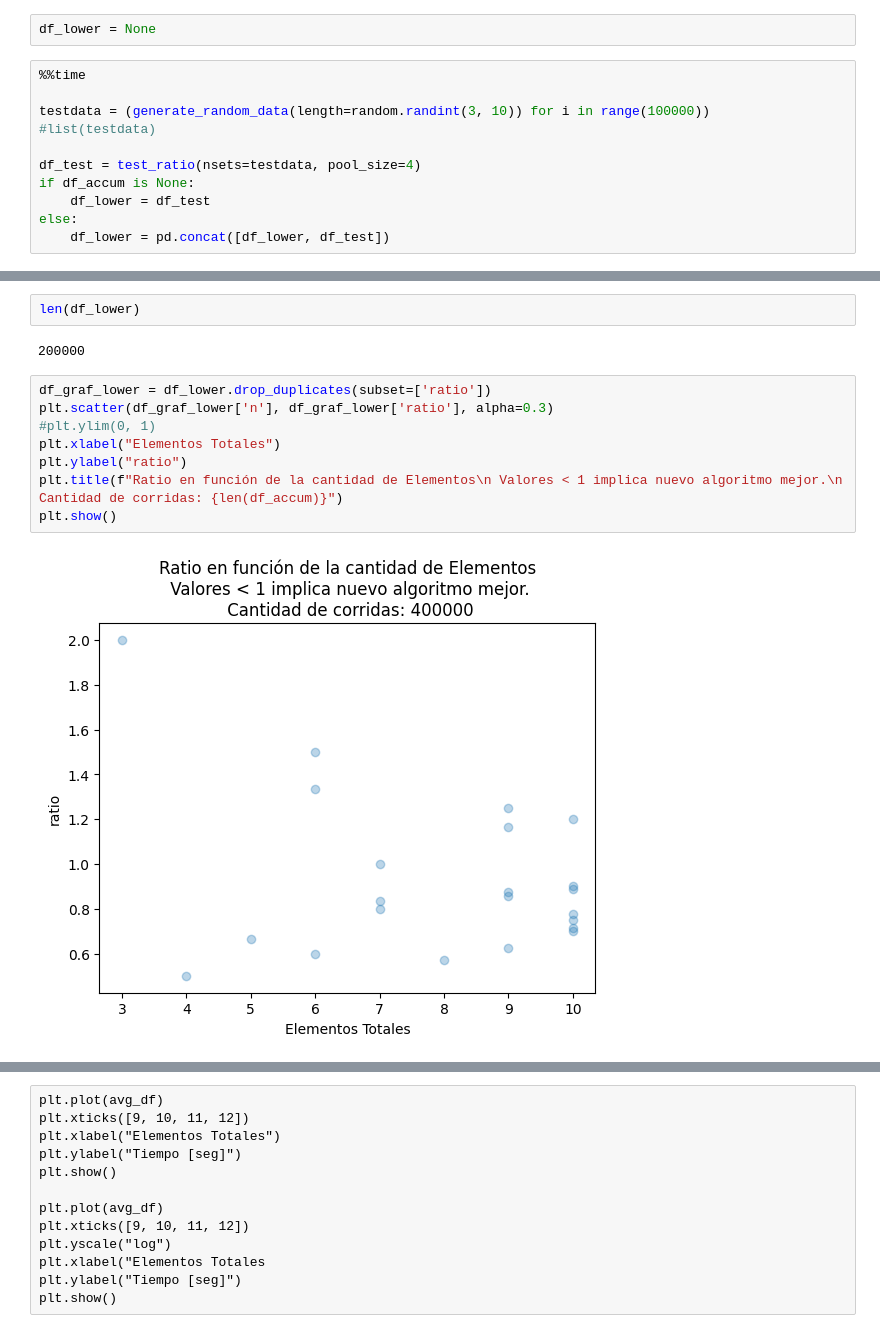
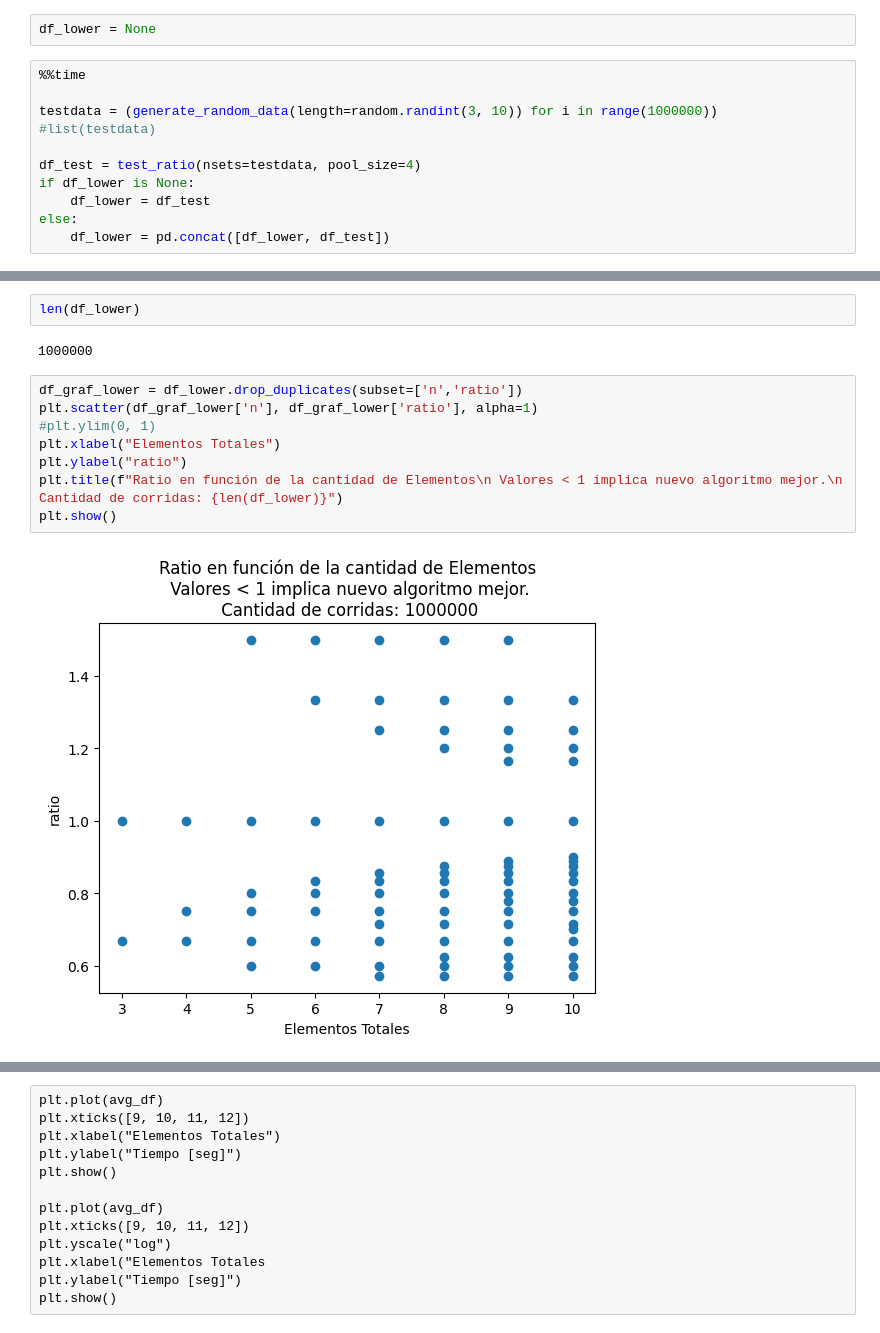
Before and after one commit to aleperno/tda_2023Q1, a Jupyter notebook: tp2/src/notebooks/New Approximation Comparisson.ipynb, the cells around one changed output, grey strips where cells are left out. Cells and saved outputs as stored; diff of their text form.

```diff
--- a/tp2/src/notebooks/New Approximation Comparisson.ipynb
+++ b/tp2/src/notebooks/New Approximation Comparisson.ipynb
@@ -183,11 +182,11 @@ df_lower = None
 # %%
 %%time
 
-testdata = (generate_random_data(length=random.randint(3, 10)) for i in range(100000))
+testdata = (generate_random_data(length=random.randint(3, 10)) for i in range(1000000))
 #list(testdata)
 
 df_test = test_ratio(nsets=testdata, pool_size=4)
-if df_accum is None:
+if df_lower is None:
     df_lower = df_test
 else:
     df_lower = pd.concat([df_lower, df_test])
@@ -197,14 +196,14 @@ Wall time: 7.19 s
 # %%
 len(df_lower)
 # %% [output]
-200000
+1000000
 # %%
-df_graf_lower = df_lower.drop_duplicates(subset=['ratio'])
-plt.scatter(df_graf_lower['n'], df_graf_lower['ratio'], alpha=0.3)
+df_graf_lower = df_lower.drop_duplicates(subset=['n','ratio'])
+plt.scatter(df_graf_lower['n'], df_graf_lower['ratio'], alpha=1)
 #plt.ylim(0, 1)
 plt.xlabel("Elementos Totales")
 plt.ylabel("ratio")
-plt.title(f"Ratio en función de la cantidad de Elementos\n Valores < 1 implica nuevo algoritmo mejor.\n Cantidad de corridas: {len(df_accum)}")
+plt.title(f"Ratio en función de la cantidad de Elementos\n Valores < 1 implica nuevo algoritmo mejor.\n Cantidad de corridas: {len(df_lower)}")
 plt.show()
 # %% [output]
-[figure, old version]
+[figure, new version]
```
Also changed, not shown: parts of 21 cells of this notebook, 3 other files.
